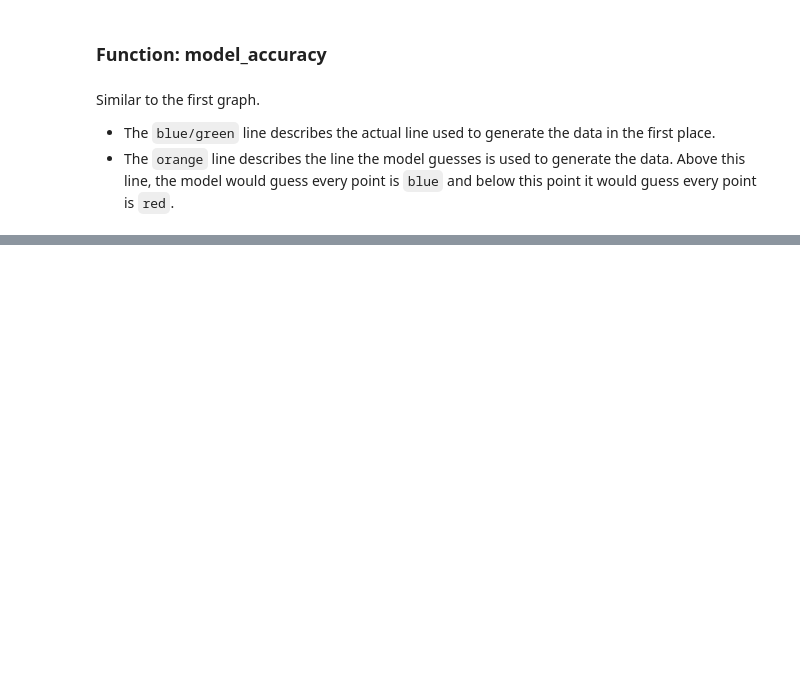
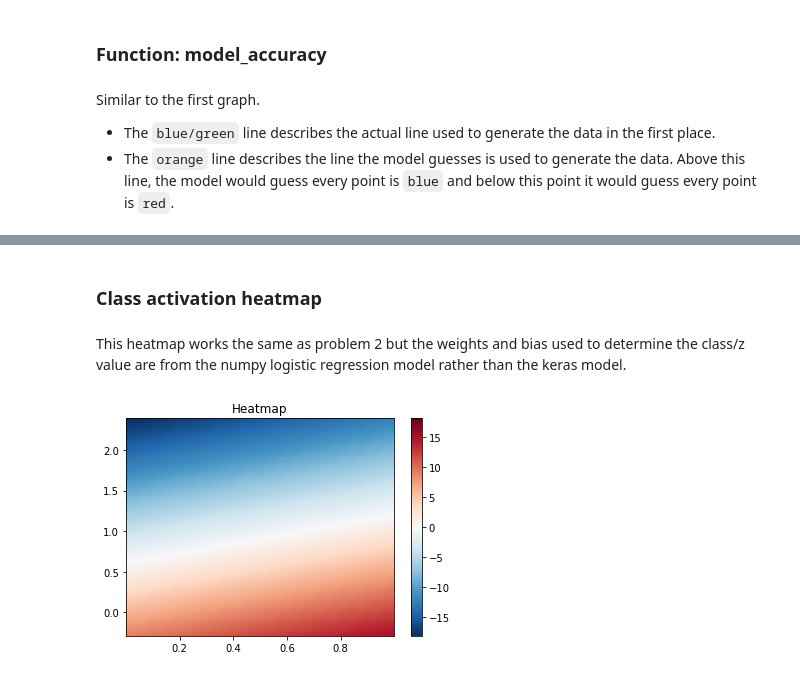
Before and after one commit to b-hill/cop4630, a Jupyter notebook: hw3.ipynb, the cells around one changed output, grey strips where cells are left out. Saved outputs shown, nothing was run; the diff lists cells and outputs as text; code cells hidden in the pictures; blank space fills up the shorter version.

```diff
--- a/hw3.ipynb
+++ b/hw3.ipynb
@@ -194,0 +300,8 @@ model_accuracy(labels, data, w, b, weights, bias)
+# %% [markdown]
+### Class activation heatmap
+# %% [markdown]
+This heatmap works the same as problem 2 but the weights and bias used to determine the class/z value are from the numpy logistic regression model rather than the keras model.
+# %%
+heatmap(weights, bias, data)
+# %% [output]
+[figure, added]
```
Also changed, not shown: parts of 37 cells of this notebook.
